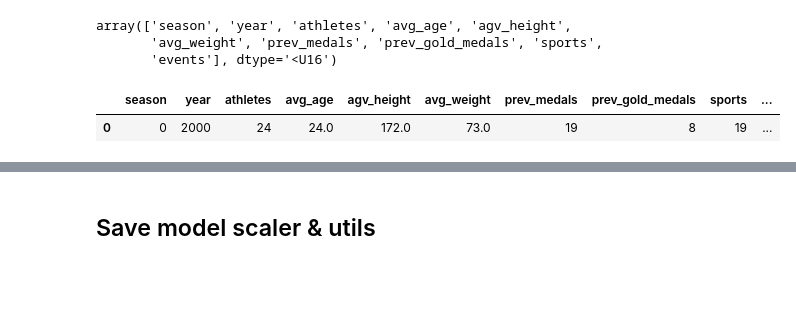
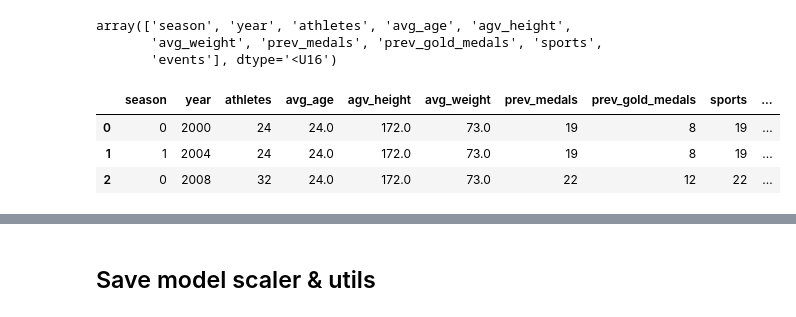
Before and after one commit to marshaale/olympic_medals_prediction, a Jupyter notebook: notebooks/regression.ipynb, the cells around one changed output, grey strips where cells are left out. Cells and saved outputs as stored; diff of their text form; code cells hidden in the pictures; blank space fills up the shorter version.

```diff
--- a/notebooks/regression.ipynb
+++ b/notebooks/regression.ipynb
@@ -237,21 +237,45 @@ array(['season', 'year', 'athletes', 'avg_age', 'agv_height',
        'avg_weight', 'prev_medals', 'prev_gold_medals', 'sports',
        'events'], dtype='<U16')
 # %%
-data = pd.DataFrame({
+data = pd.DataFrame([{
     'season':0,
     'year':2000,
     'athletes':24,
     'avg_age':24.0,
     'agv_height':172.0,
     'avg_weight':73.0,
     'prev_medals':19,
     'prev_gold_medals':8,
     'sports':19,'events':32,
-},index=[0])
+},
+{
+    'season':1,
+    'year':2004,
+    'athletes':24,
+    'avg_age':24.0,
+    'agv_height':172.0,
+    'avg_weight':73.0,
+    'prev_medals':19,
+    'prev_gold_medals':8,
+    'sports':19,'events':32,
+},
+{
+    'season':0,
+    'year':2008,
+    'athletes':32,
+    'avg_age':24.0,
+    'agv_height':172.0,
+    'avg_weight':73.0,
+    'prev_medals':22,
+    'prev_gold_medals':12,
+    'sports':22,'events':36,
+}],index=[0,1,2])
 data
 # %% [output]
 |  | season | year | athletes | avg_age | agv_height | avg_weight | prev_medals | prev_gold_medals | sports | ... |
 | 0 | 0 | 2000 | 24 | 24.0 | 172.0 | 73.0 | 19 | 8 | 19 | ... |
+| 1 | 1 | 2004 | 24 | 24.0 | 172.0 | 73.0 | 19 | 8 | 19 | ... |
+| 2 | 0 | 2008 | 32 | 24.0 | 172.0 | 73.0 | 22 | 12 | 22 | ... |
 # %%
 data[to_scale_cols] = scaler.transform(data[to_scale_cols])
 data
```
Also changed, not shown: parts of 5 cells of this notebook, 1 other file.
